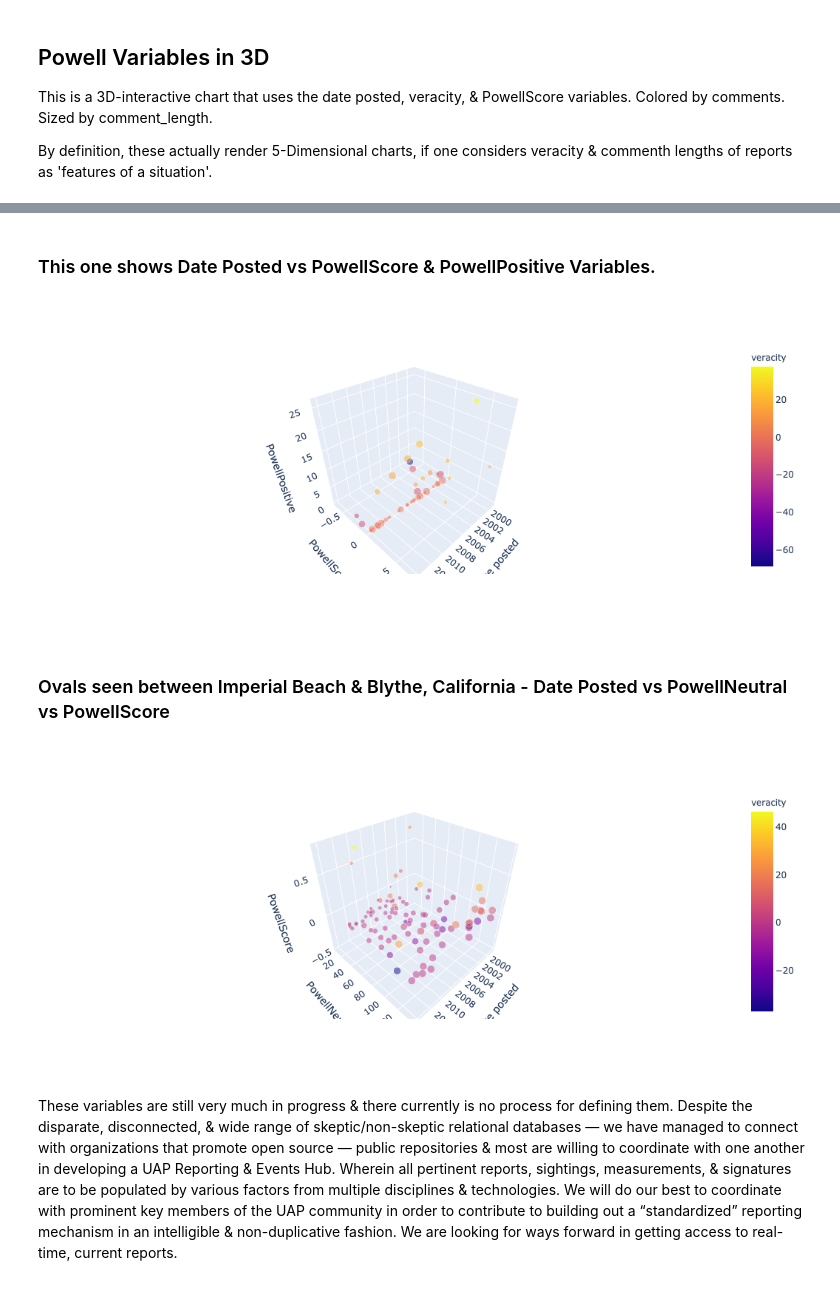
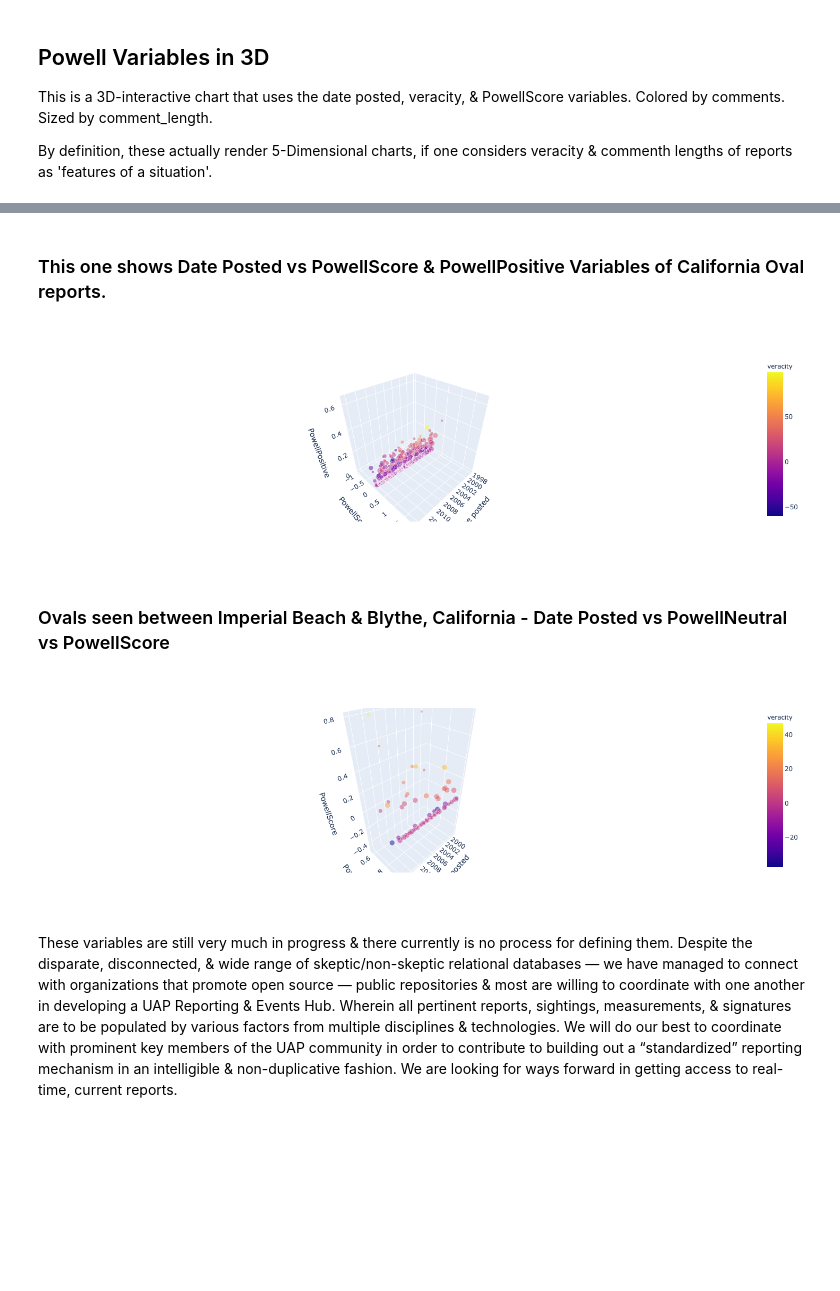
Before and after one commit to DaScient/UACP, a Jupyter notebook: uacp-defining-powellscore-veracity-variables.ipynb, the cells around one changed output, grey strips where cells are left out. Drawn from its saved outputs; the diff is of its cells as text; code cells hidden in the pictures; blank space fills up the shorter version.

```diff
--- a/uacp-defining-powellscore-veracity-variables.ipynb
+++ b/uacp-defining-powellscore-veracity-variables.ipynb
@@ -225,7 +200,7 @@ robert[['date posted','city','state','shape','duration (minutes)',\
 ## Ovals seen between Imperial Beach & Blythe, California
 # %%
 # only ovals
-ca_oval_162 = ca_oval.sort_values(['latitude','longitude']).head(100)
+ca_oval_162 = ca_oval.sort_values(['latitude','longitude'])
 robert_ca_oval_162 = ca_oval_162
 robert_ca_oval_162["PowellPositive"] = NLP_PowellScore(robert_ca_oval_162['comments'])[0]
 robert_ca_oval_162["PowellNegative"] = NLP_PowellScore(robert_ca_oval_162['comments'])[1]
@@ -238,8 +213,8 @@ robert_ca_oval_162["PowellScore"] = (robert_ca_oval_162["PowellPositive"]-robert
 robert_ca_oval_162["veracity"] = robert_ca_oval_162["PowellScore"]*robert_ca_oval_162["comment_length"] # can incorporate lexicon analyses in place of the latter multiple.
 
 
-robert_ca_oval_162[['date posted','city','state','shape','comments','comment_length','duration (minutes)',\
-        'latitude','longitude','PowellPositive','PowellScore','veracity']].sort_values(['veracity'],ascending=True).reset_index(drop=True)\
-        .style.background_gradient(cmap ='seismic').set_properties(**{'font-size': '11px'})
+df2 = robert_ca_oval_162[['date posted','city','state','shape','comments','comment_length','duration (minutes)',\
+        'latitude','longitude','PowellPositive','PowellScore','veracity']].sort_values(['veracity'],ascending=False).reset_index(drop=True)
+df2.head(50).style.background_gradient(cmap ='seismic').set_properties(**{'font-size': '11px'})
 # %% [output]
 |  | date posted | city | state | shape | comments | comment_length | duration (minutes) | latitude | ... |
@@ -284,22 +259,22 @@ fig.show()
 # %% [markdown]
-### This one shows Date Posted vs PowellScore & PowellPositive Variables.
+### This one shows Date Posted vs PowellScore & PowellPositive Variables of California Oval reports.
 # %%
 import plotly.express as px
 from plotly.offline import init_notebook_mode, iplot
 init_notebook_mode(connected=True)
 
 # graph
-fig = px.scatter_3d(robert, x='date posted', y='PowellScore', z='PowellPositive',
+fig = px.scatter_3d(df2, x='date posted', y='PowellScore', z='PowellPositive',
               color='veracity',
               size = 'comment_length',
               hover_name = 'city',
               hover_data=['city','state','comments'],
               opacity=0.5,
               size_max=17
                    )
 fig.show()
 # %% [output]
-[figure, old version]
+[figure, new version]
 # %% [markdown]
 ### Ovals seen between Imperial Beach & Blythe, California - Date Posted vs PowellNeutral vs PowellScore
 # %%
@@ -318,7 +293,7 @@ fig = px.scatter_3d(robert_ca_oval_162, x='date posted', y='PowellNeutral', z='P
                    )
 fig.show()
 # %% [output]
-[figure, old version]
+[figure, new version]
 # %% [markdown]
 These variables are still very much in progress & there currently is no process for defining them. Despite the disparate, disconnected, & wide range of skeptic/non-skeptic relational databases — we have managed to connect with organizations that promote open source — public repositories & most are willing to coordinate with one another in developing a UAP Reporting & Events Hub. Wherein all pertinent reports, sightings, measurements, & signatures are to be populated by various factors from multiple disciplines & technologies. We will do our best to coordinate with prominent key members of the UAP community in order to contribute to building out a “standardized” reporting mechanism in an intelligible & non-duplicative fashion. We are looking for ways forward in getting access to real-time, current reports.
 
```
Also changed, not shown: parts of 17 cells of this notebook.
